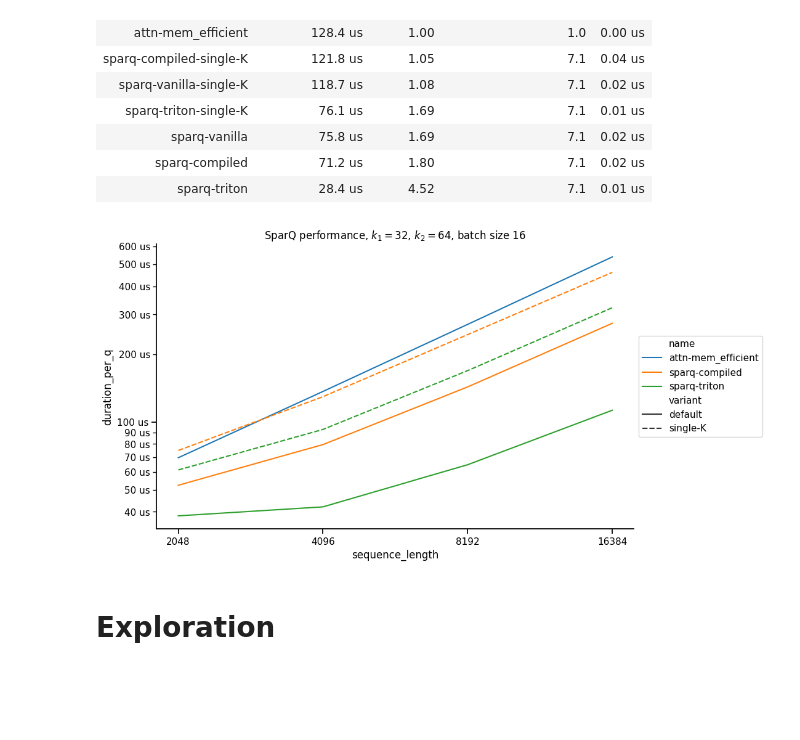
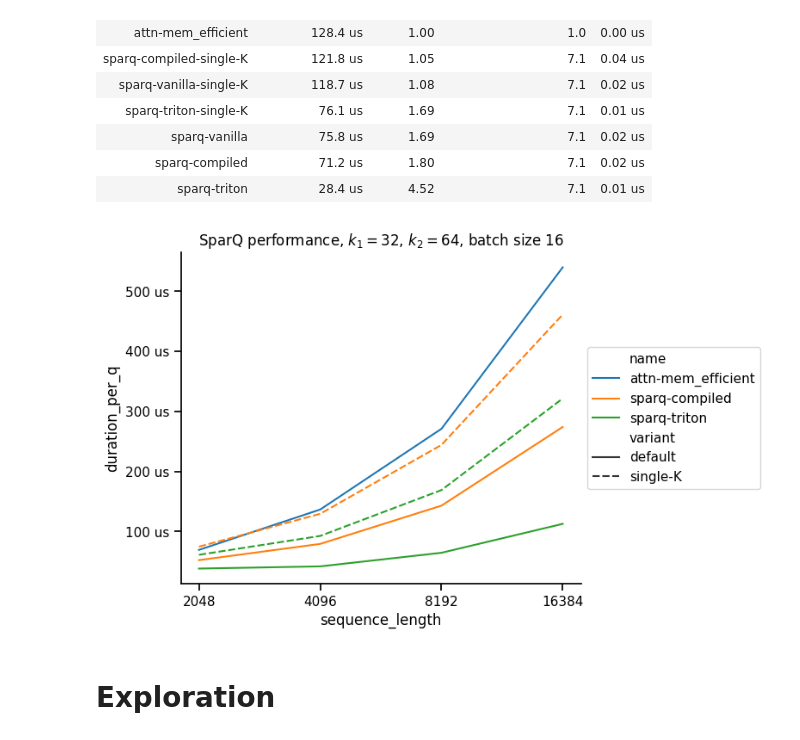
Before and after one commit to graphcore-research/llm-inference-research, a Jupyter notebook: 2023-sparse-attention/rmoe-75-benchmarks/ExploreA10G.ipynb, the cells around one changed output. Cells and saved outputs as stored; diff of their text form; code cells hidden in the pictures; blank space fills up the shorter version.

```diff
--- a/2023-sparse-attention/rmoe-75-benchmarks/ExploreA10G.ipynb
+++ b/2023-sparse-attention/rmoe-75-benchmarks/ExploreA10G.ipynb
@@ -27,7 +27,7 @@ def theoretical_bytes(s: pd.Series) -> int:
     if s.method == "sparq":
         return dsize * s.batch_size * s.n_head * (s.k1 * s.sequence_length + 2 * s.k2 * s.head_dim)
 
-df = (pd.read_json("20240111_sweep_gpu.jsonl", lines=True)
+df = (pd.read_json("20240111_sweep_a10g.jsonl", lines=True)
     .pipe(lambda d: d.assign(
         duration=d.duration.apply(lambda s: np.mean(s) if s else np.nan),
         duration_stderr=d.duration.apply(lambda s: np.std(s) / len(s)**.5 if s else np.nan),
@@ -92,23 +92,23 @@ print(f"# k1={k1}, k2={k2}, batch_size={batch_size}, sequence_length={sequence_l
 # %%
 d = (df
     .pipe(lambda d: d[(d.method=="dense")|((d.k1==32) & (d.k2==64))])
     .pipe(lambda d: d[(d.batch_size==16)])
     .pipe(lambda d: d[~d.name.isin(["attn-flash", "attn-math", "attn-vanilla", "attn-compiled", "sparq-vanilla"])])
     .pipe(lambda d: d.assign(variant=d.fillna(0).apply(lambda s: {("dense", 0): "default", ("sparq", 0): "single-K", ("sparq", 1): "default"}[(s.method, s.store_k_twice or 0)], axis=1)))
 )
 
-plt.figure(figsize=(10, 6))
+plt.figure(figsize=(6, 5))
 ax = sns.lineplot(data=d, y="duration_per_q", x="sequence_length", hue="name", style="variant")
 ax.set_xscale("log", base=2)
-ax.set_yscale("log")
+# ax.set_yscale("log")
 ax.xaxis.set_major_formatter("{x:.0f}")
 ax.legend(bbox_to_anchor=(1, 0.5), loc="center left")
 ax.yaxis.set_major_formatter(lambda x, _: f"{x*1e6:.0f} us")
 ax.yaxis.set_minor_formatter(lambda x, _: f"{x*1e6:.0f} us")
 ax.set_title("SparQ performance, $k_1=32$, $k_2=64$, batch size 16")
 sns.despine(ax=ax)
 # %% [output]
-[figure, old version]
+[figure, new version]
 # %% [markdown]
 # Exploration
 # %%
```
Also changed, not shown: 5 other files.
